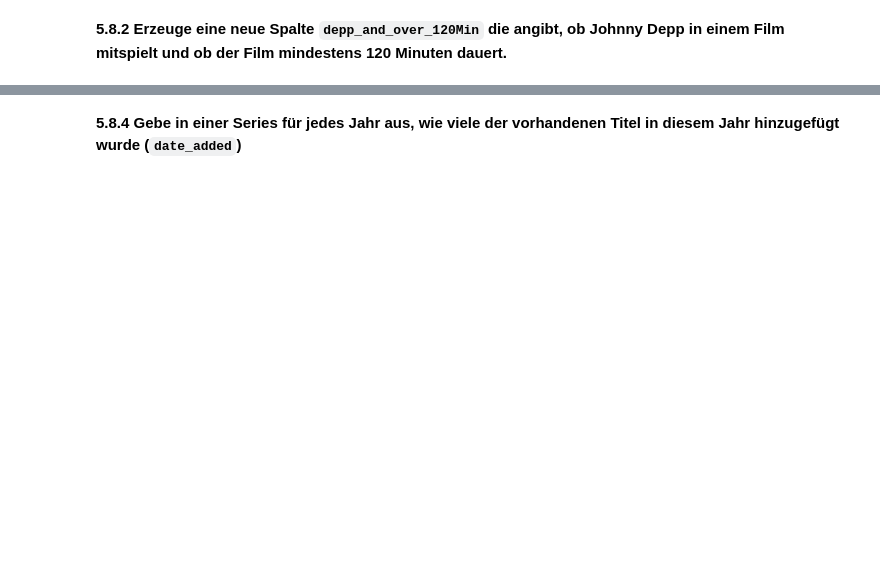
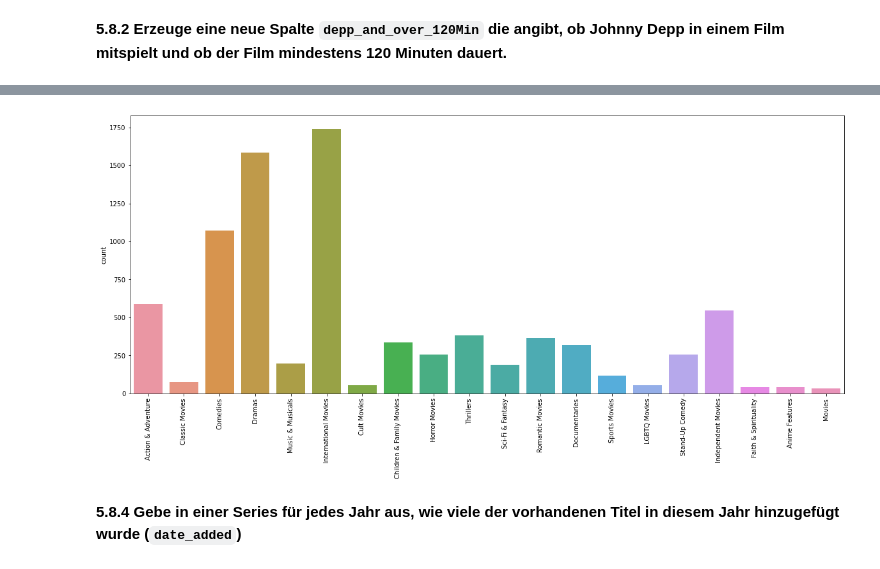
Before and after one commit to orca-nrw/lernmodul-pandas, a Jupyter notebook: index.ipynb, the cells around one changed output, grey strips where cells are left out. Drawn from its saved outputs; the diff is of its cells as text; code cells hidden in the pictures; blank space fills up the shorter version.

```diff
--- a/index.ipynb
+++ b/index.ipynb
@@ -1436,0 +1469,16 @@ Gib den prozentualen Anteil der TV Shows und Filme an den gesamten Daten an.
+# %%
+categoryCount = {}
+
+def countCategories(list):
+    categories = list.split(", ")
+    for category in categories:
+        if category in categoryCount:
+            categoryCount[category] = categoryCount.get(category) + 1
+        else:
+            categoryCount[category] = 1
+
+movies_df['listed_in'].apply(countCategories)
+category_series = pd.Series(categoryCount)
+# %%
+category_series.name = "categoryCount" # needed for task review
+lm.show_task(583, category_series)
@@ -1437,3 +1505,7 @@ Gib den prozentualen Anteil der TV Shows und Filme an den gesamten Daten an.
+# %%
+vf.create_barplot_for_series(category_series)
+# %% [output]
+[figure, added]
 # %% [markdown]
 **5.8.4 Gebe in einer Series für jedes Jahr aus, wie viele der vorhandenen Titel in diesem Jahr hinzugefügt wurde (`date_added`)**
 # %%
```
Also changed, not shown: parts of 24 cells of this notebook, 3 other files.
